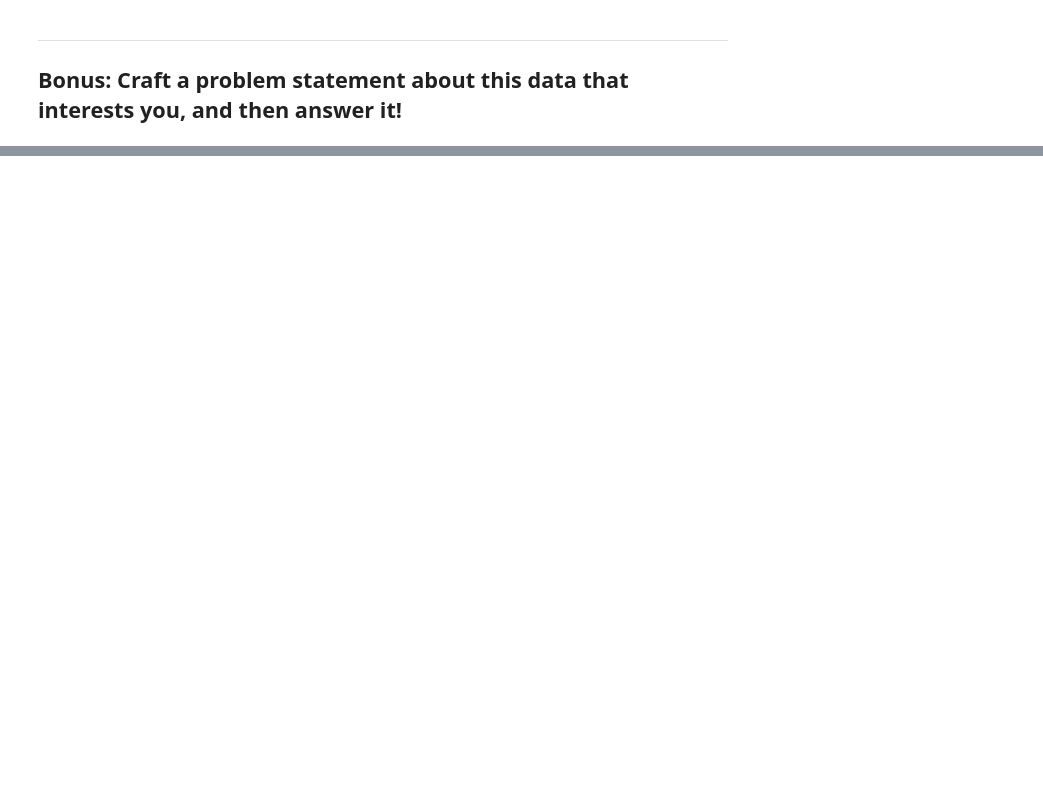
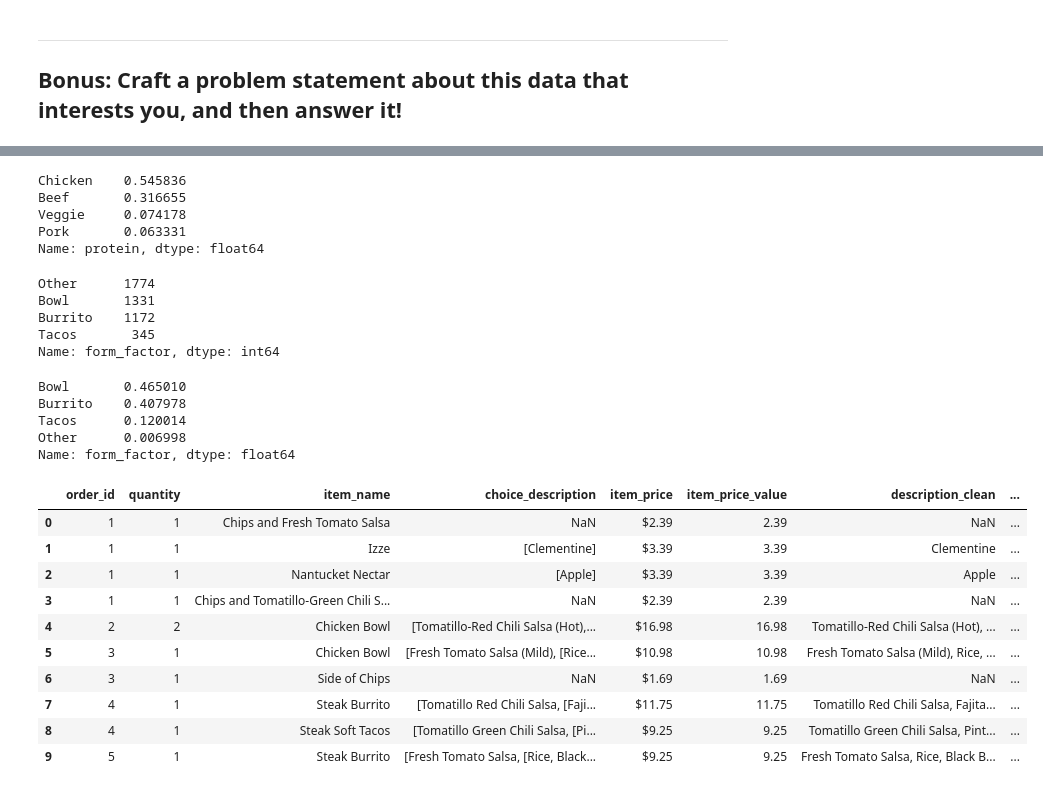
Before and after one commit to Lothdyn/my-1019-repo, a Jupyter notebook: Homework/Unit2/project-eda-chipotle_prs.ipynb, the cells around one changed output, grey strips where cells are left out. Saved outputs shown, nothing was run; the diff lists cells and outputs as text; code cells hidden in the pictures; blank space fills up the shorter version.

```diff
--- a/Homework/Unit2/project-eda-chipotle_prs.ipynb
+++ b/Homework/Unit2/project-eda-chipotle_prs.ipynb
@@ -492,0 +706,2 @@ chip_dict # This is the output without the "-" replace used
+# %%
+df['number_of_choices'] = df['choice_description'][df['choice_description'].notnull()].apply(lambda x: 1 + x.count(","))
@@ -492,0 +766,21 @@ chip_dict # This is the output without the "-" replace used
+# %%
+# Create a column calling out Chicken / Beef / Veggie or Other
+
+conditions = [
+    df['item_name'].str.contains('Chicken'),
+    df['item_name'].str.contains('Steak'),
+    df['item_name'].str.contains('Barbacoa'),
+    df['item_name'].str.contains('Carnitas'),
+    df['item_name'].str.contains('Veggie')
+]
+
+
+results = [
+    'Chicken',
+    'Beef',
+    'Beef',
+    'Pork',
+    'Veggie'
+]
+
+df['protein'] = np.select(conditions, results, 'Other')
@@ -492,0 +789,2 @@ chip_dict # This is the output without the "-" replace used
+# %%
+df.drop('Protein',axis=1,inplace=True)
@@ -492,0 +841,55 @@ chip_dict # This is the output without the "-" replace used
+# %%
+df['protein'][(df.protein != 'Other')].value_counts(normalize = True)
+# %% [output]
+Chicken    0.545836
+Beef       0.316655
+Veggie     0.074178
+Pork       0.063331
+Name: protein, dtype: float64
+# %%
+# Create a column calling out Bowl / Burrito / Tacos or Other
+
+conditions = [
+    df['item_name'].str.contains('Bowl'),
+    df['item_name'].str.contains('Burrito'),
+    df['item_name'].str.contains('Tacos'),
+]
+
+
+results = [
+    'Bowl',
+    'Burrito',
+    'Tacos'
+]
+
+df['form_factor'] = np.select(conditions, results, 'Other')
+# %%
+df['form_factor'].value_counts()
+# %% [output]
+Other      1774
+Bowl       1331
+Burrito    1172
+Tacos       345
+Name: form_factor, dtype: int64
+# %%
+df['form_factor'][(df.protein != 'Other')].value_counts(normalize = True)
+# %% [output]
+Bowl       0.465010
+Burrito    0.407978
+Tacos      0.120014
+Other      0.006998
+Name: form_factor, dtype: float64
+# %%
+df.head(10)
+# %% [output]
+|  | order_id | quantity | item_name | choice_description | item_price | item_price_value | description_clean | ... |
+| 0 | 1 | 1 | Chips and Fresh Tomato Salsa | NaN | $2.39 | 2.39 | NaN | ... |
+| 1 | 1 | 1 | Izze | [Clementine] | $3.39 | 3.39 | Clementine | ... |
+| 2 | 1 | 1 | Nantucket Nectar | [Apple] | $3.39 | 3.39 | Apple | ... |
+| 3 | 1 | 1 | Chips and Tomatillo-Green Chili S... | NaN | $2.39 | 2.39 | NaN | ... |
+| 4 | 2 | 2 | Chicken Bowl | [Tomatillo-Red Chili Salsa (Hot),... | $16.98 | 16.98 | Tomatillo-Red Chili Salsa (Hot), ... | ... |
+| 5 | 3 | 1 | Chicken Bowl | [Fresh Tomato Salsa (Mild), [Rice... | $10.98 | 10.98 | Fresh Tomato Salsa (Mild), Rice, ... | ... |
+| 6 | 3 | 1 | Side of Chips | NaN | $1.69 | 1.69 | NaN | ... |
+| 7 | 4 | 1 | Steak Burrito | [Tomatillo Red Chili Salsa, [Faji... | $11.75 | 11.75 | Tomatillo Red Chili Salsa, Fajita... | ... |
+| 8 | 4 | 1 | Steak Soft Tacos | [Tomatillo Green Chili Salsa, [Pi... | $9.25 | 9.25 | Tomatillo Green Chili Salsa, Pint... | ... |
+| 9 | 5 | 1 | Steak Burrito | [Fresh Tomato Salsa, [Rice, Black... | $9.25 | 9.25 | Fresh Tomato Salsa, Rice, Black B... | ... |
```
Also changed, not shown: parts of 74 cells of this notebook.
